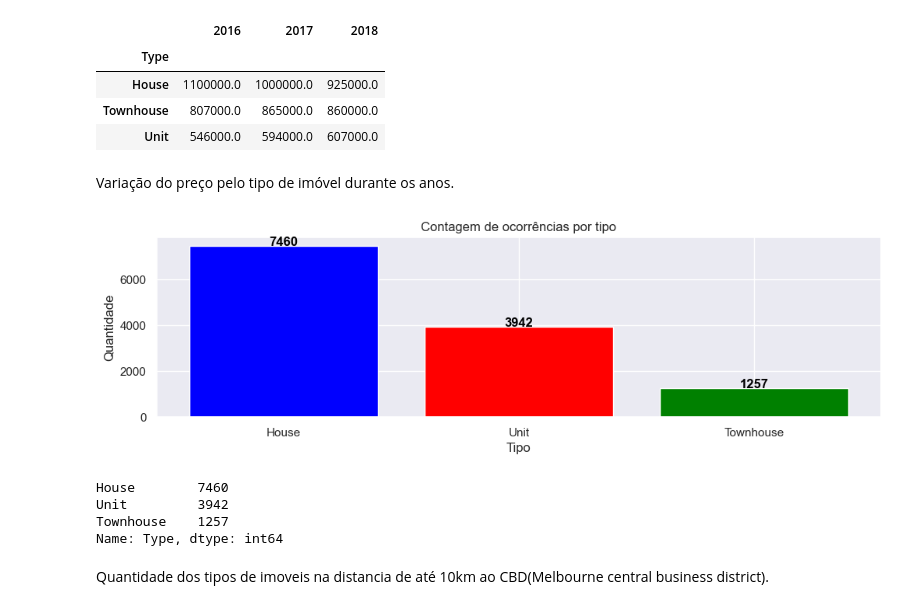
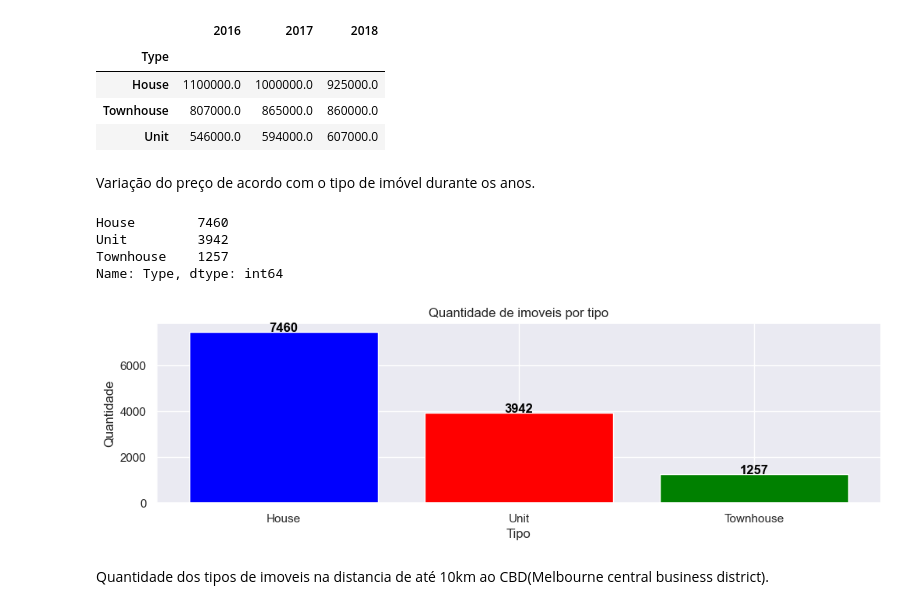
Before and after one commit to Riguini/Melbourne-Housing-Snapshot, a Jupyter notebook: Notebooks/Melbourne_Housing_Dataset.ipynb, the cells around one changed output. Drawn from its saved outputs; the diff is of its cells as text; code cells hidden in the pictures.

```diff
--- a/Notebooks/Melbourne_Housing_Dataset.ipynb
+++ b/Notebooks/Melbourne_Housing_Dataset.ipynb
@@ -622,21 +650,7 @@ price_variation
 | Townhouse | 807000.0 | 865000.0 | 860000.0 |
 | Unit | 546000.0 | 594000.0 | 607000.0 |
 # %% [markdown]
-Variação do preço pelo tipo de imóvel durante os anos.
+Variação do preço de acordo com o tipo de imóvel durante os anos.
-# %%
-df_distance = df[(df['DistanceRange'] == '0-5') | (df['DistanceRange'] == '5.1-10')]
-counts = df_distance['Type'].value_counts()
-colors = ['blue', 'red', 'green']
-fig, ax = plt.subplots(figsize=(12, 3))
-ax.bar(counts.index, counts.values, color=colors)
-for i, v in enumerate(counts.values):
-    ax.text(i, v, str(v), color='black', fontweight='bold', ha='center')
-ax.set_title('Contagem de ocorrências por tipo')
-ax.set_xlabel('Tipo')
-ax.set_ylabel('Quantidade')
-plt.show()
-# %% [output]
-[figure, removed]
 # %%
 df_distance['Type'].value_counts()
 # %% [output]
@@ -644,6 +658,20 @@ House        7460
 Unit         3942
 Townhouse    1257
 Name: Type, dtype: int64
+# %%
+df_distance = df[(df['DistanceRange'] == '0-5') | (df['DistanceRange'] == '5.1-10')]
+counts = df_distance['Type'].value_counts()
+colors = ['blue', 'red', 'green']
+fig, ax = plt.subplots(figsize=(12, 3))
+ax.bar(counts.index, counts.values, color=colors)
+for i, v in enumerate(counts.values):
+    ax.text(i, v, str(v), color='black', fontweight='bold', ha='center')
+ax.set_title('Quantidade de imoveis por tipo')
+ax.set_xlabel('Tipo')
+ax.set_ylabel('Quantidade')
+plt.show()
+# %% [output]
+[figure, added]
 # %% [markdown]
 Quantidade dos tipos de imoveis na distancia de até 10km ao CBD(Melbourne central business district).
 # %% [markdown]
```
Also changed, not shown: parts of 39 cells of this notebook.
